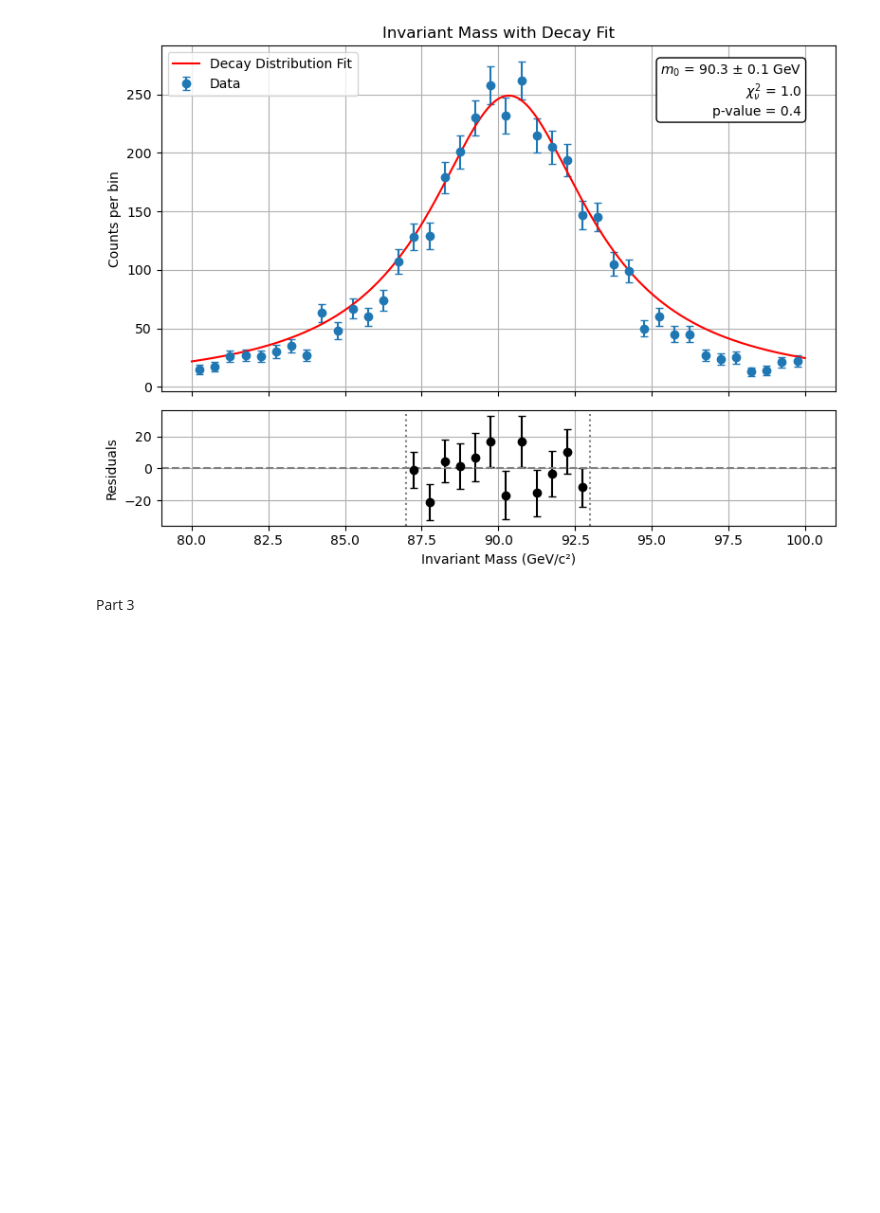
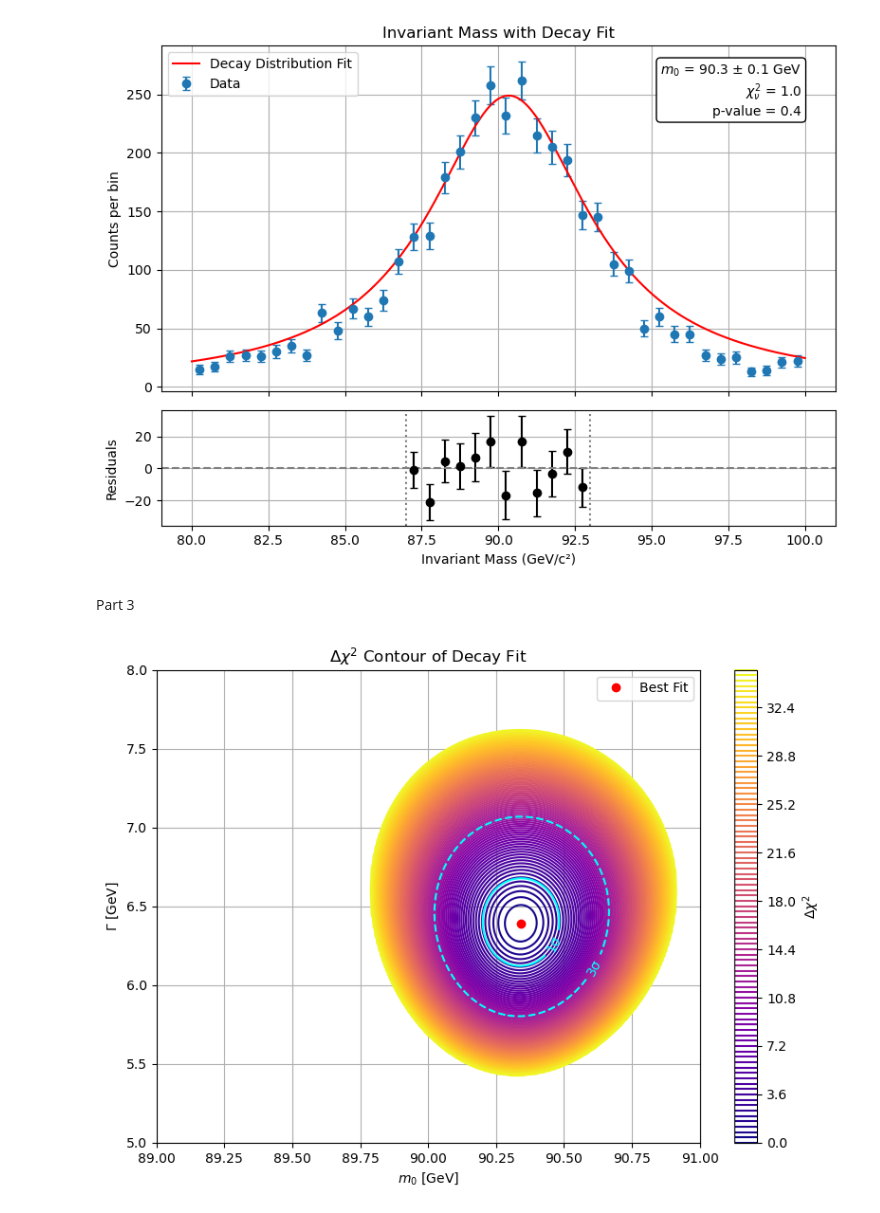
Before and after one commit to eoluwaboro/PHYS265-spring25, a Jupyter notebook: Lab3/Lab 3.ipynb, the cells around one changed output. Cells and saved outputs as stored; diff of their text form; code cells hidden in the pictures; blank space fills up the shorter version.

Commit message:
Figures and finished lab

```diff
--- a/Lab3/Lab 3.ipynb
+++ b/Lab3/Lab 3.ipynb
@@ -118,3 +119,44 @@ plt.tight_layout()
 [figure]
 # %% [markdown]
 Part 3
+# %%
+#2D chi^2 scan
+
+m_vals = np.linspace(89,91,300)
+g_vals = np.linspace(5,8,300)
+M, G = np.meshgrid(m_vals, g_vals)
+chi2_map = np.zeros_like(M)
+
+for i in range(M.shape[0]):
+    for j in range(M.shape[1]):
+        y_model_scan = fit_func(x_fit, M[i,j], G[i,j])
+        chi2_val_scan = np.sum(((y_fit - y_model_scan)/y_err)**2)
+        chi2_map[i,j] = chi2_val_scan
+
+#delta chi^2 computation
+#print(chi2_map)
+chi2_min = np.min(chi2_map)
+delta_chi2 = chi2_map - chi2_min
+delta_chi2 = np.clip(delta_chi2,0,35)
+
+#plot contour
+fig, ax = plt.subplots(figsize=(8, 6))
+contour = ax.contour(M,G,delta_chi2,levels=100, cmap='plasma')
+cbar = fig.colorbar(contour, ax=ax, label=r'$\Delta \chi^2$')
+
+#confidence
+levels = [2.30, 11.83]
+contour_lines = ax.contour(M,G,delta_chi2, levels=levels, colors = ['cyan', 'cyan'], linestyles = ['solid','dashed'])
+ax.clabel(contour_lines, fmt={2.30:'1σ', 11.83:'3σ'}, fontsize=10)
+
+#best fit point
+ax.plot(m0_fit, gamma_fit,'ro', label='Best Fit')
+ax.set_xlabel(r'$m_0$ [GeV]')
+ax.set_ylabel(r'$\Gamma$ [GeV]')
+ax.set_title(r'$\Delta \chi^2$ Contour of Decay Fit')
+ax.legend()
+ax.grid()
+plt.tight_layout()
+plt.savefig('Figure 2')
+# %% [output]
+[figure, added]
```
Also changed, not shown: parts of 1 cell of this notebook, 2 other files.
